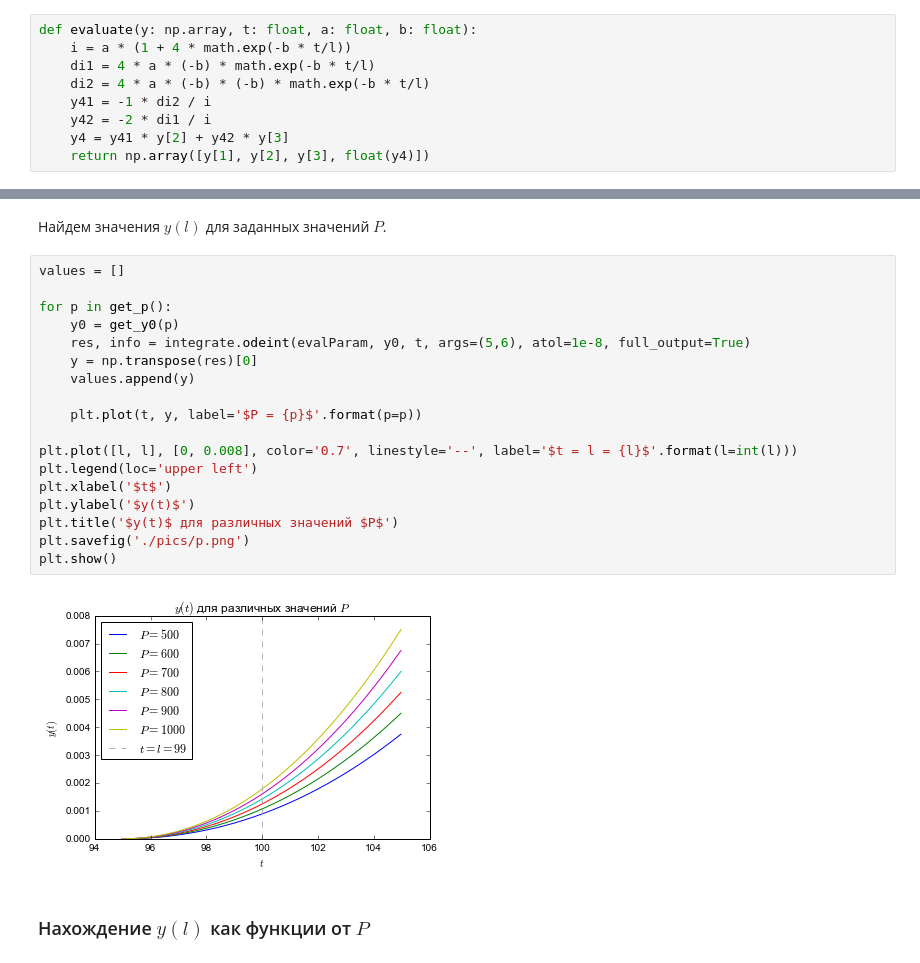
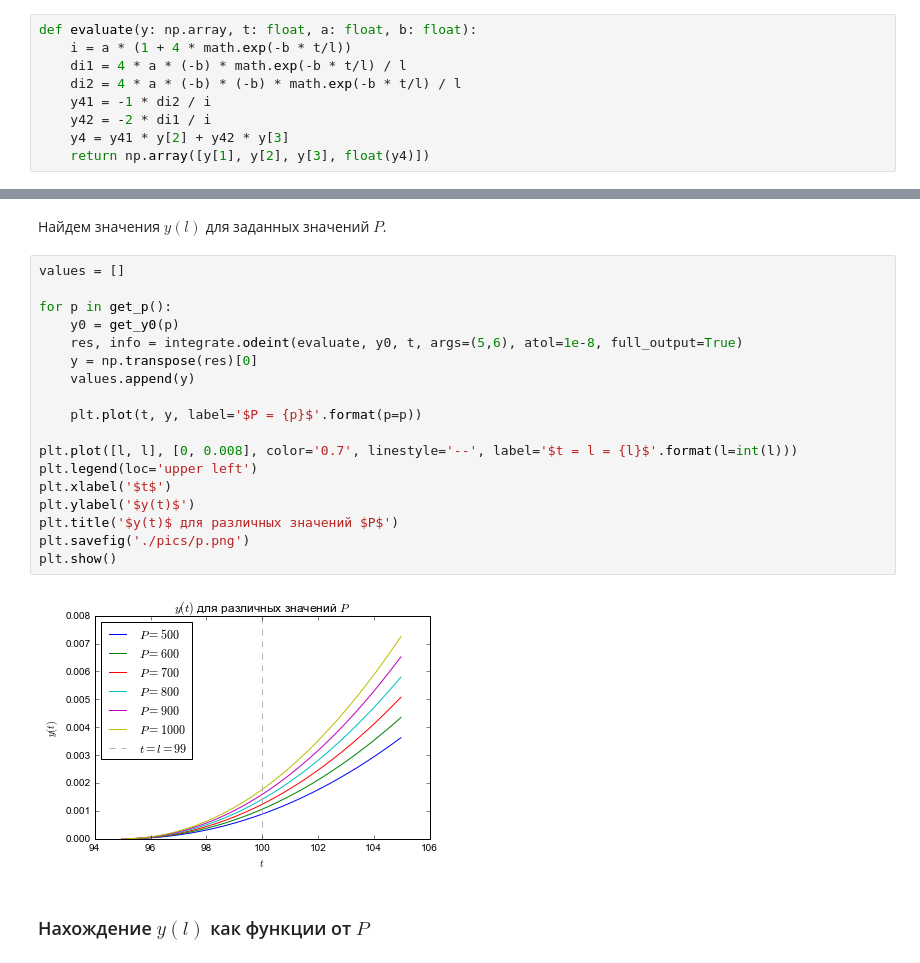
Before and after one commit to vaddya/computational-math, a Jupyter notebook: coursework/coursework.ipynb, the cells around one changed output, grey strips where cells are left out. Drawn from its saved outputs; the diff is of its cells as text.

```diff
--- a/coursework/coursework.ipynb
+++ b/coursework/coursework.ipynb
@@ -141,8 +146,8 @@ $x_4(t) = y'''(t)$.<br/>
 # %%
 def evaluate(y: np.array, t: float, a: float, b: float):
     i = a * (1 + 4 * math.exp(-b * t/l))
-    di1 = 4 * a * (-b) * math.exp(-b * t/l)
-    di2 = 4 * a * (-b) * (-b) * math.exp(-b * t/l)
+    di1 = 4 * a * (-b) * math.exp(-b * t/l) / l
+    di2 = 4 * a * (-b) * (-b) * math.exp(-b * t/l) / l
     y41 = -1 * di2 / i
     y42 = -2 * di1 / i
     y4 = y41 * y[2] + y42 * y[3]
@@ -170,23 +164,23 @@ t = np.arange(t0, tn, th)
 # %%
 values = []
 
 for p in get_p():
     y0 = get_y0(p)
-    res, info = integrate.odeint(evalParam, y0, t, args=(5,6), atol=1e-8, full_output=True)
+    res, info = integrate.odeint(evaluate, y0, t, args=(5,6), atol=1e-8, full_output=True)
     y = np.transpose(res)[0]
     values.append(y)
 
     plt.plot(t, y, label='$P = {p}$'.format(p=p))
 
 plt.plot([l, l], [0, 0.008], color='0.7', linestyle='--', label='$t = l = {l}$'.format(l=int(l)))
 plt.legend(loc='upper left')
 plt.xlabel('$t$')
 plt.ylabel('$y(t)$')
 plt.title('$y(t)$ для различных значений $P$')
 plt.savefig('./pics/p.png')
 plt.show()
 # %% [output]
-[figure, old version]
+[figure, new version]
 # %% [markdown]
 ### Нахождение $y(l)$ как функции от $P$
 # %% [markdown]
```
Also changed, not shown: parts of 9 cells of this notebook, 3 other files.
